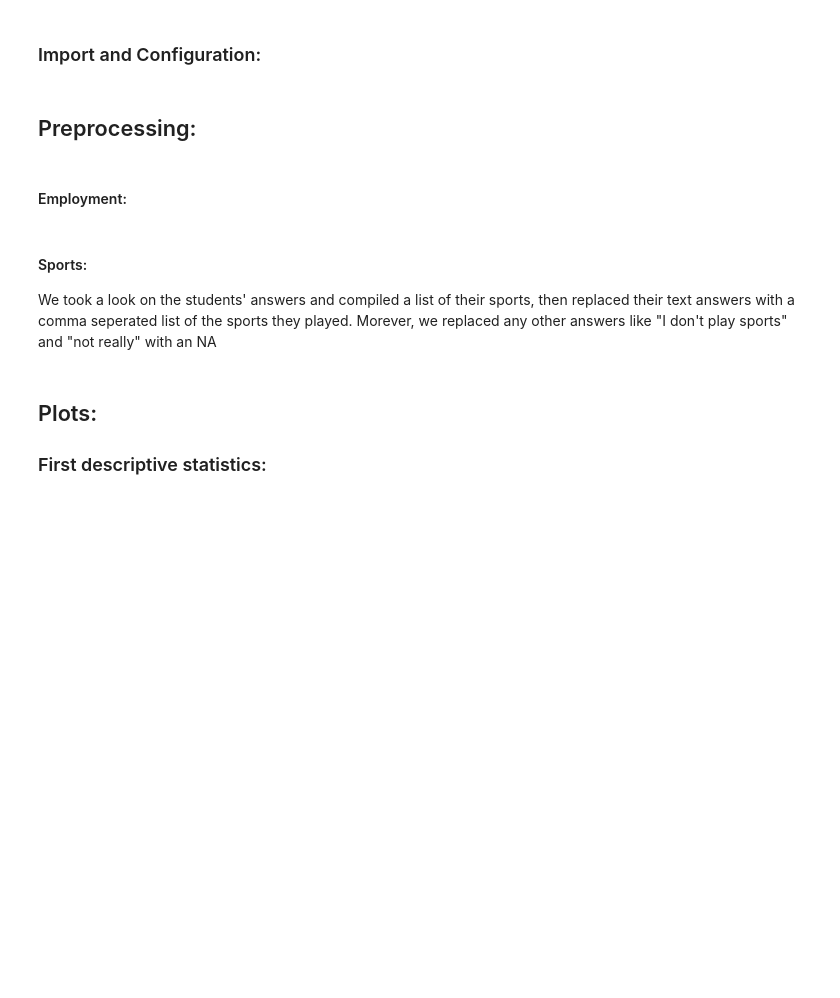
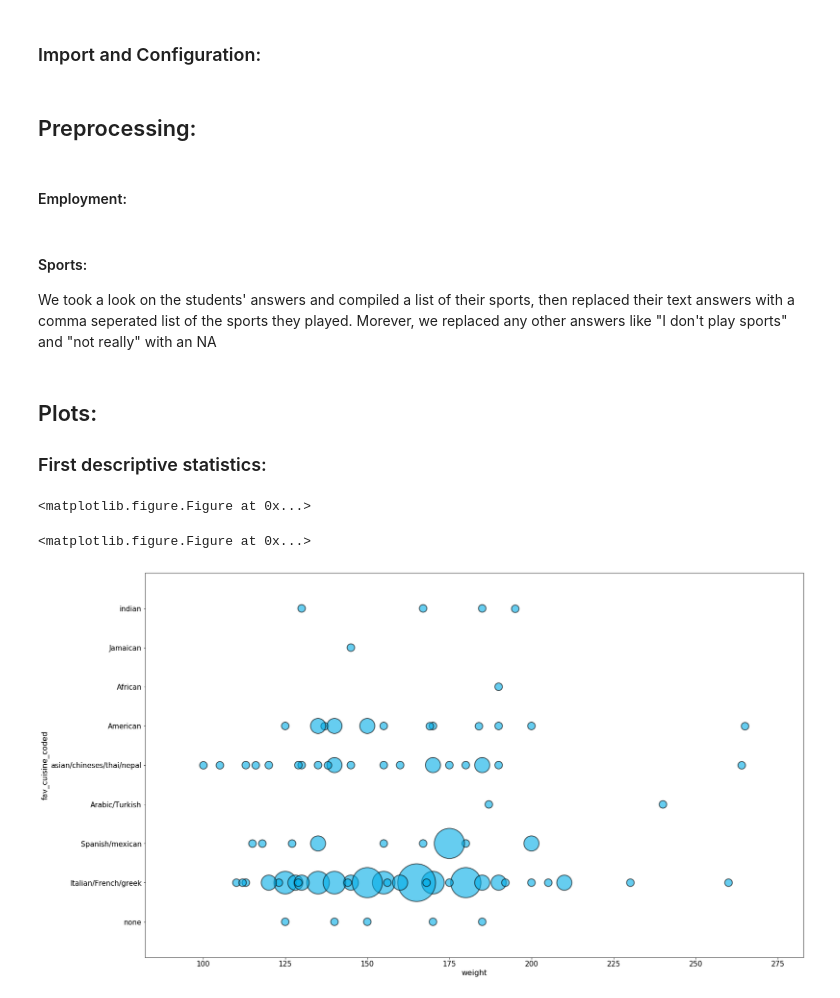
Before and after one commit to ahmedhagii/visual-analytics-project, a Jupyter notebook: visual-analytics-lab.ipynb, the cells around one changed output. Cells and saved outputs as stored; diff of their text form; code cells hidden in the pictures; blank space fills up the shorter version.

```diff
--- a/visual-analytics-lab.ipynb
+++ b/visual-analytics-lab.ipynb
@@ -155,38 +155,41 @@ def grouped_barchart(x_attribute, x_labels, y_attribute, legend, legend_title, p
     x_axis_unique = data[x_attribute].round(decimals=1).dropna().unique()
     x_axis_unique.sort()
 
     y_axis_unique = data[y_attribute].round(decimals=1).dropna().unique()
     y_axis_unique.sort()
 
     ind = np.arange(len(x_axis_unique))    # the x locations for the groups
-    width = 0.17                           # the width of the bars
+    width = 0.15                           # the width of the bars
     likert_colors = ['firebrick','lightcoral','grey','cornflowerblue', 'darkblue']
     for i in xrange(len(y_axis_unique)):
         y = y_axis_unique[i]
         counts = []
         for x in x_axis_unique:
             counts += [len(data.query('%s == %f & %s == %f' % (x_attribute, x, y_attribute, y)))]
         plt.bar(ind + i*width, counts, width, bottom=0, color=likert_colors[i])
 
     if plot_title == '': plot_title = ('%s vs %s' % (x_attribute.replace('_', ' '), y_attribute.replace('_', ' ')))
     ax.set_title(plot_title,  fontsize=20)
-    ax.set_xticks(ind + 4*width / 2)
+    ax.set_xticks(ind + 1*width / 2)
     ax.set_xticklabels(x_labels)
-#     ax.legend((p1[0], p2[0]), ('Men', 'Women'))
+
     plt.xlabel(x_attribute, fontsize=20)
     plt.ylabel('Count', fontsize=20)
     plt.tick_params(axis='both', which='major', labelsize=15)
     plt_legend = plt.legend(legend, title=legend_title, fontsize=15)
     plt_legend.get_title().set_fontsize('15')
     plt.show()
 
 
 # grouped_barchart('eating_out', ['Never', '1-2 times', '2-3 times', '3-5 times', 'everyday'], 'nutritional_check', ['Never', 'on certain products only', 'very rarely', 'on most products', 'on everything'], 'How Often do you Check Nutrition')
 # grouped_barchart('eating_out', ['Never', '1-2 times', '2-3 times', '3-5 times', 'everyday'], 'on_off_campus', ['On campus', 'rent out of campus', 'with parents', 'own house'], 'Accommodation', 'Students accommodation and eating out habbits')
-bubble_chart('weight', [], 'fav_cuisine_coded', ["none", "Italian/French/greek", "Spanish/mexican", "Arabic/Turkish", "asian/chineses/thai/nepal", "American", "African", "Jamaican", "indian"]
+bubble_chart('weight', [], 'fav_cuisine_coded', ["none", "Italian/French/greek", "Spanish/mexican", "Arabic/Turkish", "asian/chineses/thai/nepal", "American", "African", "Jamaican", "indian"] , 0.8)
 
-, 0.8)
 # boxplot('weight')
+# %% [output]
+<matplotlib.figure.Figure at 0x...>
+<matplotlib.figure.Figure at 0x...>
+[figure, added]
 # %%
 fig, ax = plt.subplots(figsize=(15, 7))
 data.groupby(by=('fav_cuisine_coded', 'weight')).count().unstack().plot(ax=ax)
```
Also changed, not shown: parts of 7 cells of this notebook.
